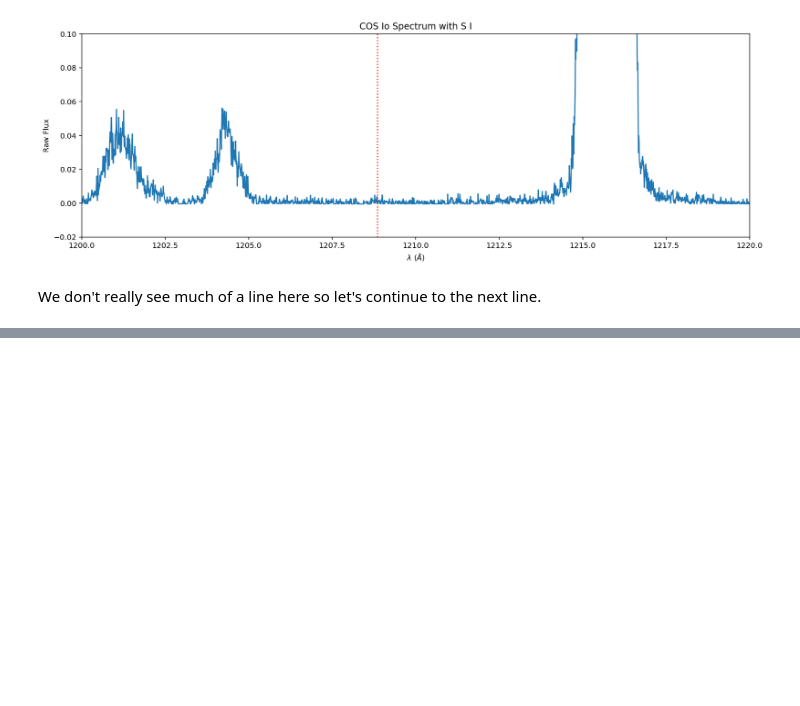
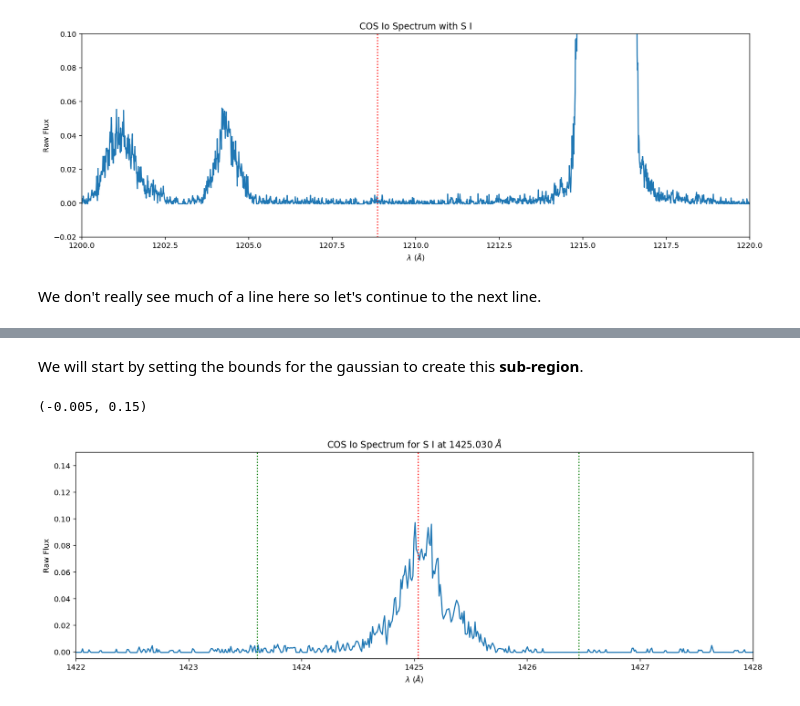
Before and after one commit to 18ganesha/io_brightness, a Jupyter notebook: notebooks/02_Gaussian_fitting_for_S_I.ipynb, the cells around one changed output, grey strips where cells are left out. Drawn from its saved outputs; the diff is of its cells as text; code cells hidden in the pictures; blank space fills up the shorter version.

```diff
--- a/notebooks/02_Gaussian_fitting_for_S_I.ipynb
+++ b/notebooks/02_Gaussian_fitting_for_S_I.ipynb
@@ -63,0 +70,19 @@ plt.ylim(-0.005,0.02)
+# %% [markdown]
+We will start by setting the bounds for the gaussian to create this **sub-region**.
+# %%
+line = 1425.030
+left_bound = 0.999*line
+right_bound = 1.001*line
+plt.figure(figsize=(16, 5))
+plt.plot(evt_data['WAVELENGTH'].T, evt_data['FLUX'].T/10**-13) #make it columns instead of rows bc otherwise will be a blank plot
+plt.xlabel('$\lambda$ ($\AA$)');
+plt.ylabel('Raw Flux')
+plt.title("COS Io Spectrum for S I at 1425.030 $\AA$")
+plt.axvline(line, color = 'red', linestyle = 'dotted')
+plt.axvline(left_bound, color = 'green', linestyle = 'dotted')
+plt.axvline(right_bound, color = 'green', linestyle = 'dotted')
+plt.xlim(1422,1428)
+plt.ylim(-0.005,0.15)
+# %% [output]
+(-0.005, 0.15)
+[figure, added]
```
Also changed, not shown: parts of 19 cells of this notebook.
